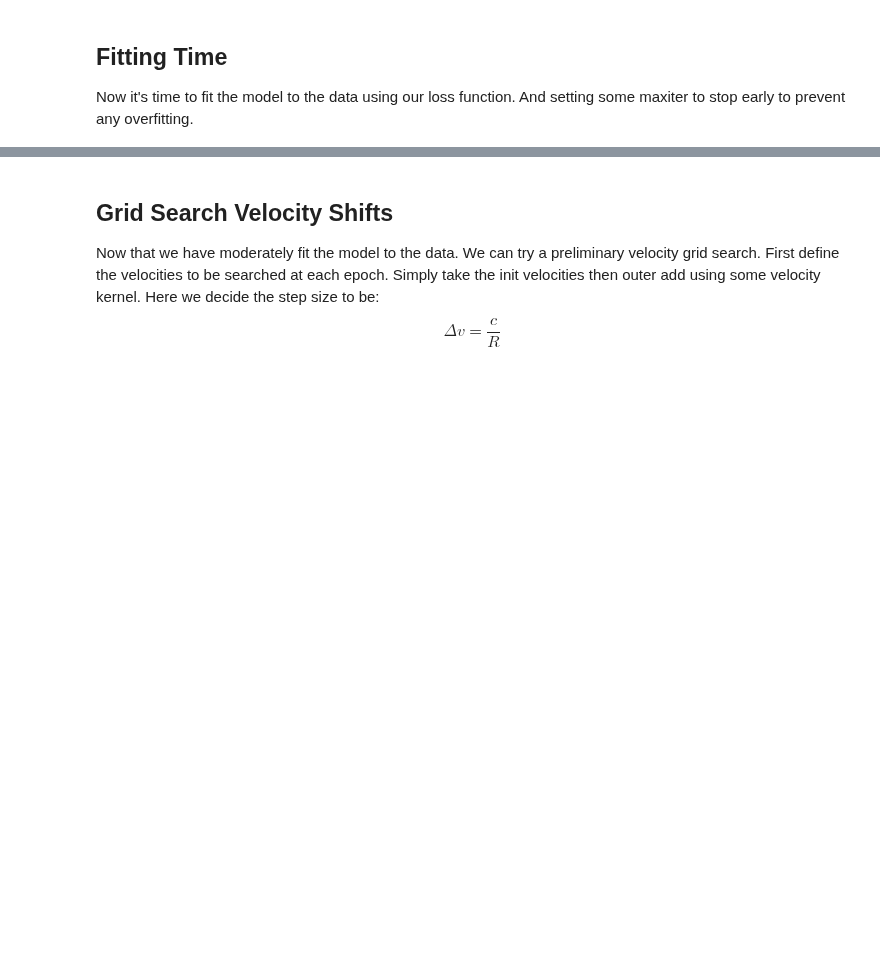
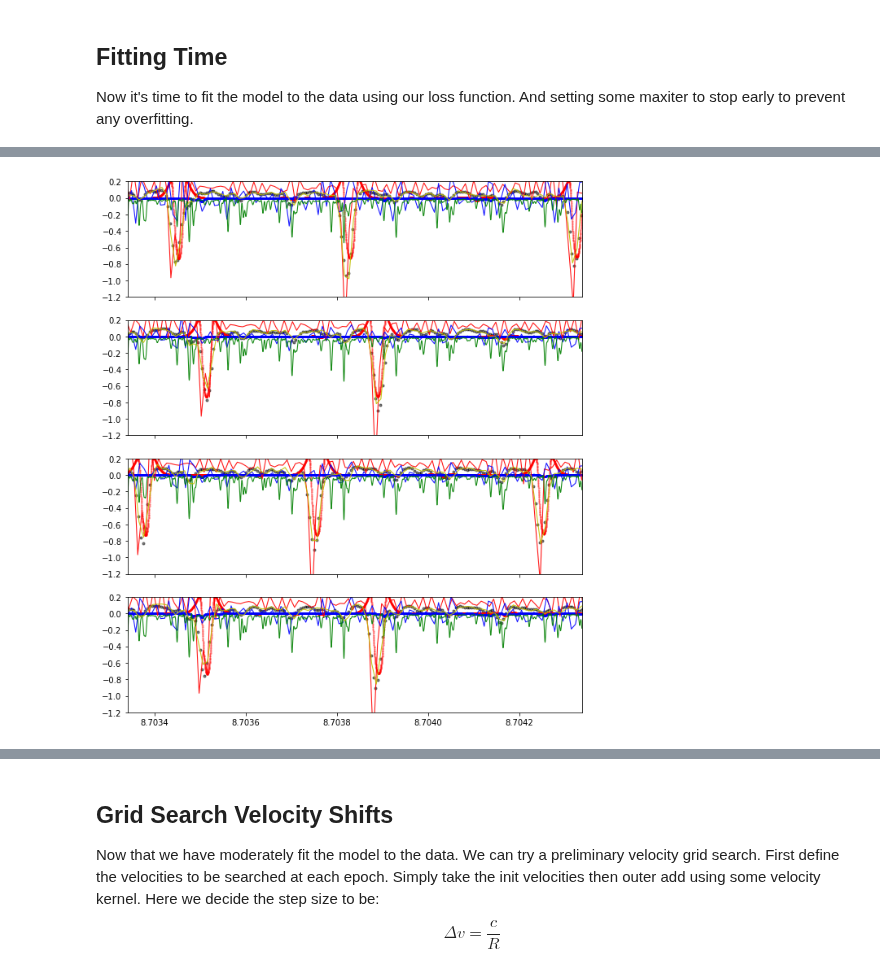
Before and after one commit to mdd423/wobble_jax, a Jupyter notebook: notebooks/04-convolvecomposite.ipynb, the cells around one changed output, grey strips where cells are left out. Saved outputs shown, nothing was run; the diff lists cells and outputs as text; code cells hidden in the pictures; blank space fills up the shorter version.

```diff
--- a/notebooks/04-convolvecomposite.ipynb
+++ b/notebooks/04-convolvecomposite.ipynb
@@ -187,4 +200,0 @@ plt.show()
-# %%
-maxiter = 12
-total_model.fit(2,1,0)
-res2 = total_model.optimize(loss,wob_data,maxiter)
@@ -210,18 +205,26 @@ def normalize(y,yerr,sigma):
     return y/y_low, yerr/y
 # %%
 sigma = 80
-xpmin = np.log(6080)
-xpmax = np.log(6090)
+xpmin = np.log(6023)
+xpmax = np.log(6029)
 plt_unit = u.Angstrom
 plt_epoch = 4
 fig, axes = plt.subplots(plt_epoch,figsize=(10,3 *plt_epoch),sharex=True,sharey=True)
 for i in range(plt_epoch):
     data.plot_star(axes[i],i,xy='xy',units=plt_unit,normalize=normalize,nargs=[sigma])
-    data.plot_tellurics(axes[i],i,xy='xy',units=plt_unit,normalize=normalize,nargs=[sigma])
+    data.plot_tellurics(axes[i],i,xy='xy',units=plt_unit)
+#     data.plot_gas(axes[i],i,xy='xy',units=plt_unit)
     axes[i].errorbar(wob_data.xs[i,:],wob_data.ys[i,:],wob_data.yerr[i,:],fmt='.k',elinewidth=0.7,zorder=1,alpha=0.5,ms=6)
-    axes[i].plot(total_model[2][1][1].xs-total_model[2][1][0].p[i],total_model[2][1][1].p,'r',linestyle='solid',linewidth=1.1,zorder=2,alpha=0.9,ms=6)
-    axes[i].plot(total_model[2][0].xs,total_model[2][0].p,'b',linestyle='solid',linewidth=1.1,zorder=2,alpha=0.9,ms=6)
+    axes[i].plot(stellar_model[1].xs-stellar_model[0].p[i],stellar_model[1].p,'r',linestyle='solid',linewidth=1.1,zorder=2,alpha=0.9,ms=6)
+    axes[i].plot(tellurics_model[0].xs,tellurics_model[0].p*tellurics_model[1].p[i],'b',linestyle='solid',linewidth=1.1,zorder=2,alpha=0.9,ms=6)
+    axes[i].plot(gascell_model.xs,gascell_model.p,'g',linestyle='solid',linewidth=1.1,zorder=2,alpha=0.9,ms=6)
+
+    axes[i].plot(total_model[2].xs,total_model[2](total_model.get_parameters(),total_model[2].xs,i),'y',linestyle='solid',linewidth=1.1,zorder=2,alpha=0.9,ms=6)
+
 
     axes[i].set_xlim(xpmin,xpmax)
-    axes[i].set_ylim(-1.2,0.5)
+    axes[i].set_ylim(-1.2,0.2)
+plt.savefig('../out/jabble_conv_model.png')
 plt.show()
+# %% [output]
+[figure, added]
```
Also changed, not shown: parts of 30 cells of this notebook, 1 other file.
